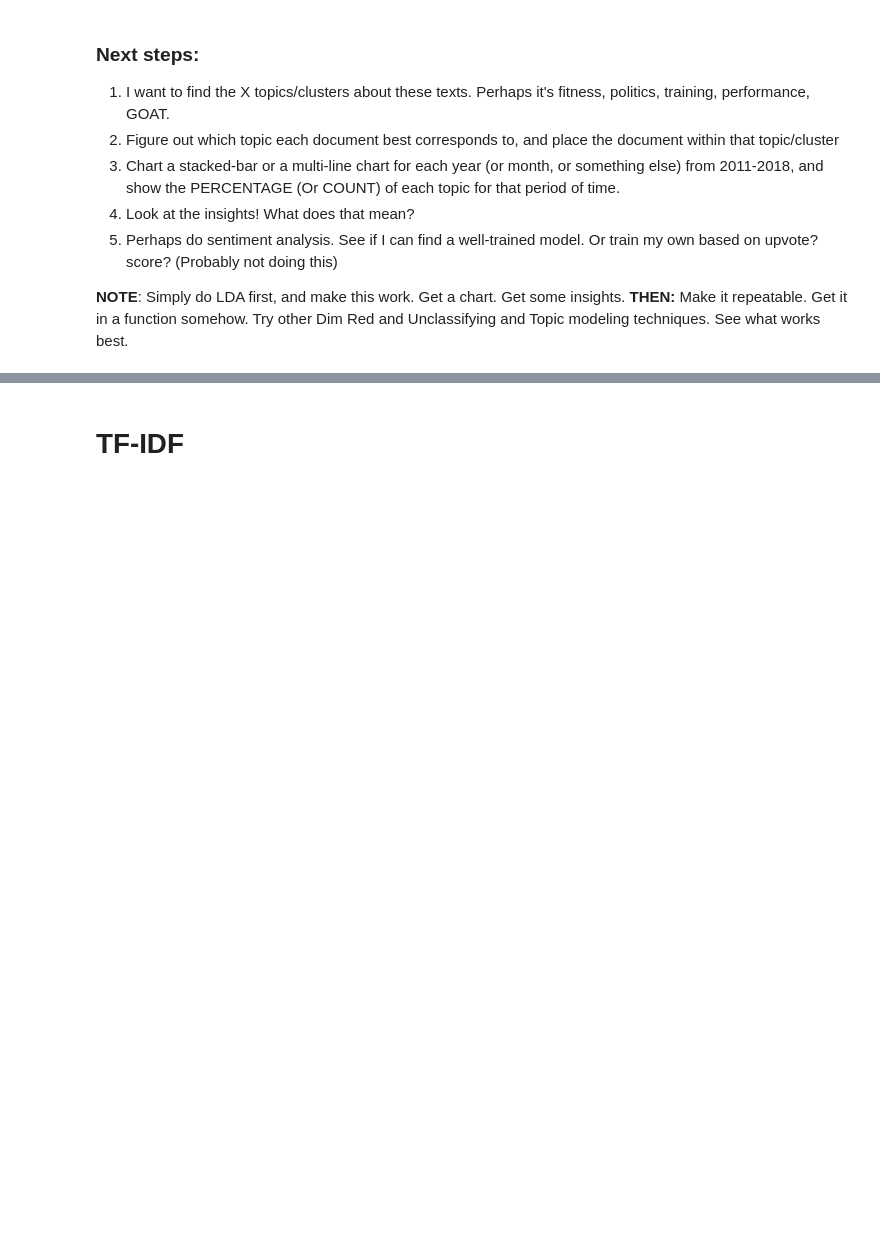
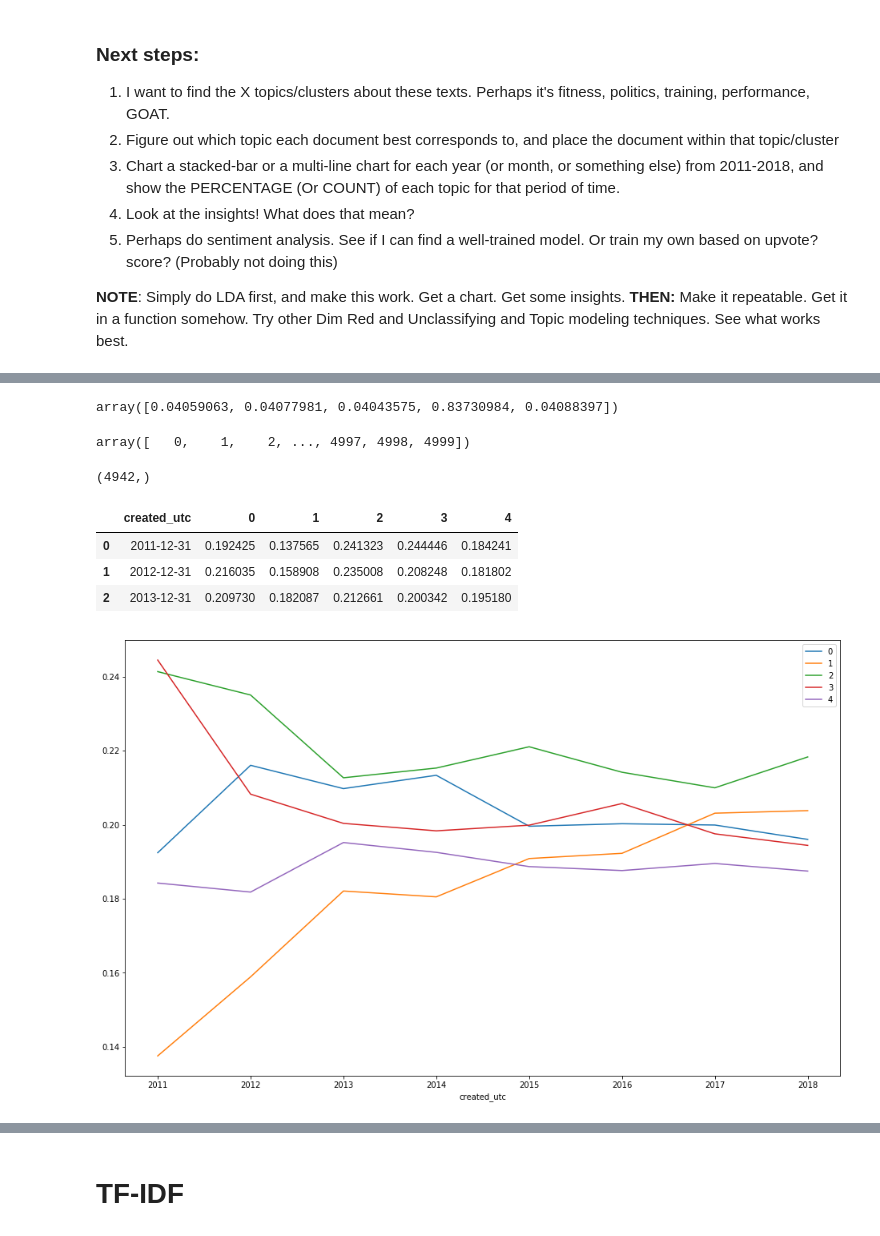
Before and after one commit to spencertollefson/lebron_james_nlp, a Jupyter notebook: nlp_processes.ipynb, the cells around one changed output, grey strips where cells are left out. Cells and saved outputs as stored; diff of their text form; code cells hidden in the pictures; blank space fills up the shorter version.

```diff
--- a/nlp_processes.ipynb
+++ b/nlp_processes.ipynb
@@ -147,0 +409,30 @@ Current isues:
+# %%
+transformed_lda[0]
+# %% [output]
+array([0.04059063, 0.04077981, 0.04043575, 0.83730984, 0.04088397])
+# %%
+db.core_sample_indices_
+# %% [output]
+array([   0,    1,    2, ..., 4997, 4998, 4999])
+# %%
+db.core_sample_indices_.shape
+# %% [output]
+(4942,)
+# %%
+# Create DataFrame of documents by topic and add in timestamp for document
+lda_df = pd.DataFrame(data=transformed_lda, copy=True)
+df2 = df.reset_index()
+# lda_df = lda_df.join(df.created_utc)
+lda_df['created_utc'] = df2['created_utc']
+# %%
+dfgrouped = lda_df.groupby(by=[pd.Grouper(key='created_utc',freq='Y')]).mean().reset_index()
+dfgrouped.head(3)
+# %% [output]
+|  | created_utc | 0 | 1 | 2 | 3 | 4 |
+| 0 | 2011-12-31 | 0.192425 | 0.137565 | 0.241323 | 0.244446 | 0.184241 |
+| 1 | 2012-12-31 | 0.216035 | 0.158908 | 0.235008 | 0.208248 | 0.181802 |
+| 2 | 2013-12-31 | 0.209730 | 0.182087 | 0.212661 | 0.200342 | 0.195180 |
+# %%
+dfgrouped.plot(x='created_utc', figsize = (16,10));
+# %% [output]
+[figure, added]
```
Also changed, not shown: parts of 58 cells of this notebook, 4 other files.
